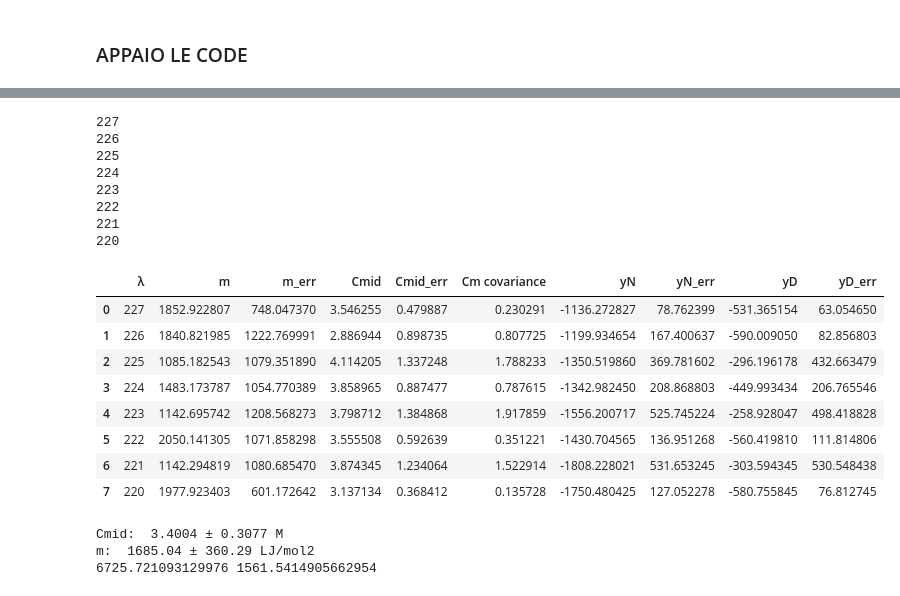
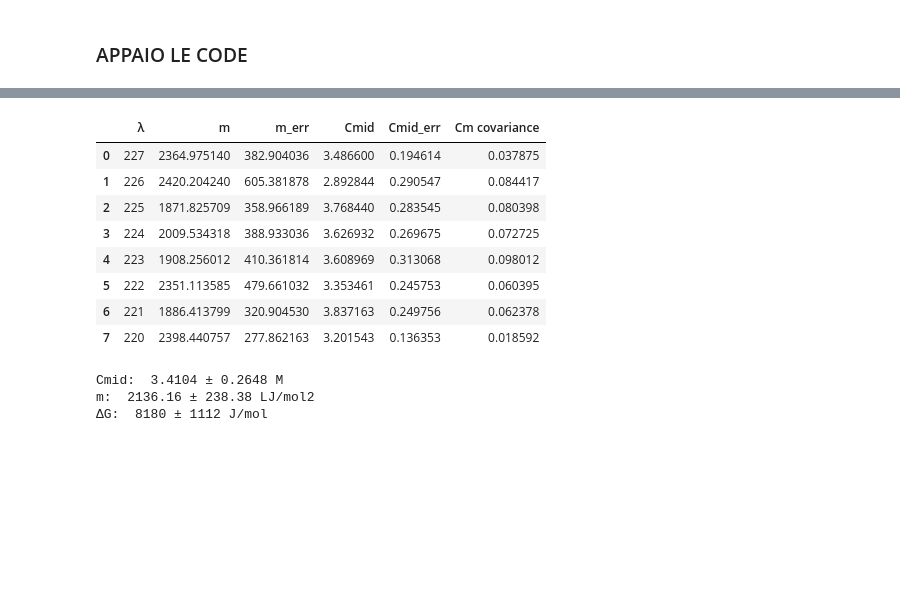
Before and after one commit to CarminatiGiovanni/LaboratorioBiofisica, a Jupyter notebook: DICROISMO/denaturazione.ipynb, the cells around one changed output, grey strips where cells are left out. Cells and saved outputs as stored; diff of their text form; code cells hidden in the pictures; blank space fills up the shorter version.

Commit message:
printed DELTAG

```diff
--- a/DICROISMO/denaturazione.ipynb
+++ b/DICROISMO/denaturazione.ipynb
@@ -187,51 +187,43 @@ def sigmoid(x,m,Cmid, yN,yD):
 # %%
 # fit con sigmoide
 
 fit_results = []
 
 for i in spettro_ristretto.columns[1:]:
     C = concentrazioni
     θ = spettro_ristretto[i].to_numpy()
 
     # guess
     yD = θ[-1]
     yN = θ[0] # NON è UN PARAMETRO
     m = 2666
     Cmid = np.mean(C)
 
     # fit
-    print(i)
-    popt, pcov = curve_fit(sigmoid, C, θ, p0=[m, Cmid, yN, yD],maxfev=100000,sigma=25)
+    # print(i)
+    popt, pcov = curve_fit(lambda x,a,b: sigmoid(x,a,b,yN,yD), C, θ, p0=[m, Cmid]) # ,maxfev=100000,sigma=25)
     perr = np.sqrt(np.diag(pcov))
     fit_results.append({
         'λ': i,
         'm': popt[0], 'm_err': perr[0],
         'Cmid': popt[1], 'Cmid_err': perr[1],
         'Cm covariance': pcov[1, 1],
-        'yN': popt[2], 'yN_err': perr[2],
-        'yD': popt[3], 'yD_err': perr[3],
+        #'yN': popt[2], 'yN_err': perr[2],
+        #'yD': popt[3], 'yD_err': perr[3],
     })
 
 fit_df = pd.DataFrame(fit_results)
 display(fit_df)
 # %% [output]
-227
-226
-225
-224
-223
-222
-221
-220
-|  | λ | m | m_err | Cmid | Cmid_err | Cm covariance | yN | yN_err | yD | yD_err |
-| 0 | 227 | 1852.922807 | 748.047370 | 3.546255 | 0.479887 | 0.230291 | -1136.272827 | 78.762399 | -531.365154 | 63.054650 |
-| 1 | 226 | 1840.821985 | 1222.769991 | 2.886944 | 0.898735 | 0.807725 | -1199.934654 | 167.400637 | -590.009050 | 82.856803 |
-| 2 | 225 | 1085.182543 | 1079.351890 | 4.114205 | 1.337248 | 1.788233 | -1350.519860 | 369.781602 | -296.196178 | 432.663479 |
-| 3 | 224 | 1483.173787 | 1054.770389 | 3.858965 | 0.887477 | 0.787615 | -1342.982450 | 208.868803 | -449.993434 | 206.765546 |
-| 4 | 223 | 1142.695742 | 1208.568273 | 3.798712 | 1.384868 | 1.917859 | -1556.200717 | 525.745224 | -258.928047 | 498.418828 |
-| 5 | 222 | 2050.141305 | 1071.858298 | 3.555508 | 0.592639 | 0.351221 | -1430.704565 | 136.951268 | -560.419810 | 111.814806 |
-| 6 | 221 | 1142.294819 | 1080.685470 | 3.874345 | 1.234064 | 1.522914 | -1808.228021 | 531.653245 | -303.594345 | 530.548438 |
-| 7 | 220 | 1977.923403 | 601.172642 | 3.137134 | 0.368412 | 0.135728 | -1750.480425 | 127.052278 | -580.755845 | 76.812745 |
+|  | λ | m | m_err | Cmid | Cmid_err | Cm covariance |
+| 0 | 227 | 2364.975140 | 382.904036 | 3.486600 | 0.194614 | 0.037875 |
+| 1 | 226 | 2420.204240 | 605.381878 | 2.892844 | 0.290547 | 0.084417 |
+| 2 | 225 | 1871.825709 | 358.966189 | 3.768440 | 0.283545 | 0.080398 |
+| 3 | 224 | 2009.534318 | 388.933036 | 3.626932 | 0.269675 | 0.072725 |
+| 4 | 223 | 1908.256012 | 410.361814 | 3.608969 | 0.313068 | 0.098012 |
+| 5 | 222 | 2351.113585 | 479.661032 | 3.353461 | 0.245753 | 0.060395 |
+| 6 | 221 | 1886.413799 | 320.904530 | 3.837163 | 0.249756 | 0.062378 |
+| 7 | 220 | 2398.440757 | 277.862163 | 3.201543 | 0.136353 | 0.018592 |
 # %%
 fig = go.Figure()
 
@@ -423,8 +418,8 @@ print('m: ', final_val(mean_m,mean_m_err, udm='LJ/mol2'))
 ΔG = m * mean_Cmid
 sigmaΔG = ΔG*np.sqrt((mean_m_err/mean_m)**2 + (mean_Cmid_err/mean_Cmid)**2)
 
-print(ΔG,sigmaΔG)
+print('ΔG: ',final_val(ΔG,sigmaΔG,decimals=0,udm='J/mol'))
 # %% [output]
-Cmid:  3.4004 ± 0.3077 M
-m:  1685.04 ± 360.29 LJ/mol2
-6725.721093129976 1561.5414905662954
+Cmid:  3.4104 ± 0.2648 M
+m:  2136.16 ± 238.38 LJ/mol2
+ΔG:  8180 ± 1112 J/mol
```
Also changed, not shown: parts of 1 cell of this notebook, 2 other files.
